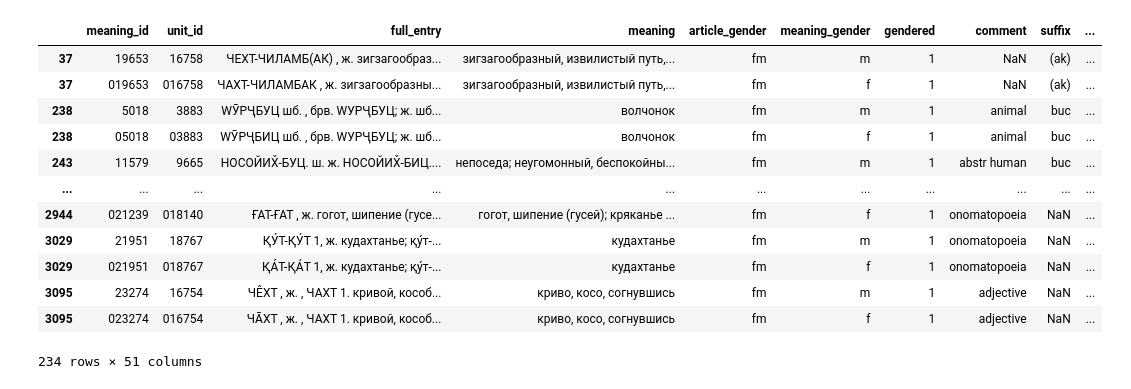
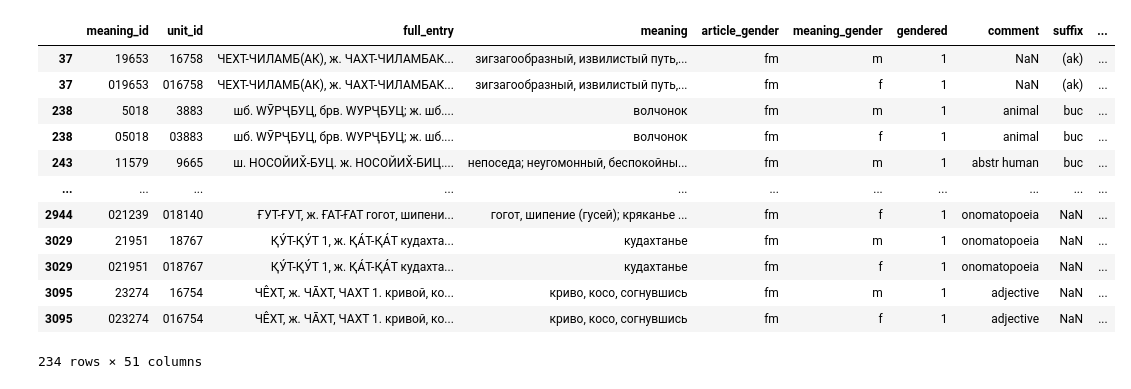
Before and after one commit to mashakrivolap/Coursework2024shughnigender, a Jupyter notebook: Data Formatting.ipynb, the cells around one changed output. Saved outputs shown, nothing was run; the diff lists cells and outputs as text; code cells hidden in the pictures.

```diff
--- a/Data Formatting.ipynb
+++ b/Data Formatting.ipynb
@@ -1,2 +1,19 @@
 # %%
 import pandas as pd
+# %%
+forms_df = pd.read_csv('res_subset_forms.csv')
+
+
+def drop_ak_suffix(df):
+    to_drop = []
+    for unit_id, group in df.groupby('unit_id'):
+        forms = group['form'].tolist()
+        for form in forms:
+            if form.endswith('ak') and form[:-2] in forms:
+                to_drop.append(group[group['form'] == form].index[0])
+    df = df.drop(index=to_drop)
+    return df
+
+
+forms_df = drop_ak_suffix(forms_df)
+forms_df
@@ -3,19 +34,12 @@ import pandas as pd
 # %%
-forms_df = pd.read_csv('res_subset_forms.csv')
+#forms_df.sort_values("form", axis=0, inplace=True)
 
 grouped_forms = forms_df.groupby('unit_id').agg(
     forms_id=('forms_id', 'first'),
     gloss_id=('gloss_id', 'first'),
     gloss=('gloss', 'first'),
     form=('form', 'first'),
-    source=('source', 'first'),
-    all_forms=('form', lambda x: ' '.join(x))
+    all_forms=('form', lambda x: ' '.join(x)),
+    source=('source', 'first')
 ).reset_index()
-
-sem_df = pd.read_csv("res_subset_sem.csv")
-
-data = pd.merge(
-    sem_df,
-    grouped_forms.drop_duplicates(subset="unit_id", keep="first"),
-    on="unit_id", how="left"
-)
+grouped_forms
@@ -42,53 +103,55 @@ def process_entry(row):
                     female_form = words[i + 1].strip(',') if i + 1 < len(words) else ''
 
         new_row_male = row.copy()
-        new_row_male['full_entry'] = full_entry.replace(f'{male_form}', '').replace(f'{female_form}', '').strip()
-        new_row_male['full_entry'] = f"{male_form} " + new_row_male['full_entry']
+        #new_row_male['full_entry'] = full_entry.replace(f'{male_form}', '').replace(f'{female_form}', '').strip()
+        #new_row_male['full_entry'] = f"{male_form} " + new_row_male['full_entry']
+        new_row_male['full_entry'] = row['full_entry']
         new_row_male['meaning_gender'] = 'm'
         new_row_male['meaning_id'] = f"{row['meaning_id']}"
         new_row_male['unit_id'] = f"{row['unit_id']}"
         new_row_male['form'] = row['form']
         entries.append(new_row_male)
 
         if female_form:
             new_row_female = row.copy()
-            new_row_female['full_entry'] = full_entry.replace(f'{female_form}', '').replace(f'{male_form}', '').strip()
-            new_row_female['full_entry'] = f"{female_form} " + new_row_female['full_entry']
+            #new_row_female['full_entry'] = full_entry.replace(f'{female_form}', '').replace(f'{male_form}', '').strip()
+            #new_row_female['full_entry'] = f"{female_form} " + new_row_female['full_entry']
+            new_row_female['full_entry'] = row['full_entry']
             new_row_female['meaning_gender'] = 'f'
             new_row_female['meaning_id'] = f"0{row['meaning_id']}"
             new_row_female['unit_id'] = f"0{row['unit_id']}"
 
             all_forms_list = row['all_forms'].split()
             if len(all_forms_list) > 1:
                 new_row_female['form'] = all_forms_list[1]
             else:
                 new_row_female['form'] = row['form']
 
             entries.append(new_row_female)
 
     if not entries:
         entries.append(row)
 
     return entries
 
 result_entries = []
 for index, row in data.iterrows():
     result_entries.extend(process_entry(row))
 result_df = pd.DataFrame(result_entries)
 
 result_df[result_df['gendered'] == 1]
 # %% [output]
 |  | meaning_id | unit_id | full_entry | meaning | article_gender | meaning_gender | gendered | comment | suffix | ... |
-| 37 | 19653 | 16758 | ЧЕХТ-ЧИЛАМБ(АК) , ж. зигзагообраз... | зигзагообразный, извилистый путь,... | fm | m | 1 | NaN | (ak) | ... |
-| 37 | 019653 | 016758 | ЧАХТ-ЧИЛАМБАК , ж. зигзагообразны... | зигзагообразный, извилистый путь,... | fm | f | 1 | NaN | (ak) | ... |
-| 238 | 5018 | 3883 | WӮРҶБУЦ шб. , брв. WУРҶБУЦ; ж. шб... | волчонок | fm | m | 1 | animal | buc | ... |
-| 238 | 05018 | 03883 | WӮРҶБИЦ шб. , брв. WУРҶБУЦ; ж. шб... | волчонок | fm | f | 1 | animal | buc | ... |
-| 243 | 11579 | 9665 | НОСОЙИХ̌-БУЦ. ш. ж. НОСОЙИХ̌-БИЦ.... | непоседа; неугомонный, беспокойны... | fm | m | 1 | abstr human | buc | ... |
+| 37 | 19653 | 16758 | ЧЕХТ-ЧИЛАМБ(АК), ж. ЧАХТ-ЧИЛАМБАК... | зигзагообразный, извилистый путь,... | fm | m | 1 | NaN | (ak) | ... |
+| 37 | 019653 | 016758 | ЧЕХТ-ЧИЛАМБ(АК), ж. ЧАХТ-ЧИЛАМБАК... | зигзагообразный, извилистый путь,... | fm | f | 1 | NaN | (ak) | ... |
+| 238 | 5018 | 3883 | шб. WӮРҶБУЦ, брв. WУРҶБУЦ; ж. шб.... | волчонок | fm | m | 1 | animal | buc | ... |
+| 238 | 05018 | 03883 | шб. WӮРҶБУЦ, брв. WУРҶБУЦ; ж. шб.... | волчонок | fm | f | 1 | animal | buc | ... |
+| 243 | 11579 | 9665 | ш. НОСОЙИХ̌-БУЦ. ж. НОСОЙИХ̌-БИЦ.... | непоседа; неугомонный, беспокойны... | fm | m | 1 | abstr human | buc | ... |
 | ... | ... | ... | ... | ... | ... | ... | ... | ... | ... | ... |
-| 2944 | 021239 | 018140 | ҒАТ-ҒАТ , ж. гогот, шипение (гусе... | гогот, шипение (гусей); кряканье ... | fm | f | 1 | onomatopoeia | NaN | ... |
-| 3029 | 21951 | 18767 | ҚУ́Т-ҚУ́Т 1, ж. кудахтанье; қу́т-... | кудахтанье | fm | m | 1 | onomatopoeia | NaN | ... |
-| 3029 | 021951 | 018767 | ҚА́Т-ҚА́Т 1, ж. кудахтанье; қу́т-... | кудахтанье | fm | f | 1 | onomatopoeia | NaN | ... |
-| 3095 | 23274 | 16754 | ЧÊХТ , ж. , ЧАХТ 1. кривой, кособ... | криво, косо, согнувшись | fm | m | 1 | adjective | NaN | ... |
-| 3095 | 023274 | 016754 | ЧĀХТ , ж. , ЧАХТ 1. кривой, кособ... | криво, косо, согнувшись | fm | f | 1 | adjective | NaN | ... |
+| 2944 | 021239 | 018140 | ҒУТ-ҒУТ, ж. ҒАТ-ҒАТ гогот, шипени... | гогот, шипение (гусей); кряканье ... | fm | f | 1 | onomatopoeia | NaN | ... |
+| 3029 | 21951 | 18767 | ҚУ́Т-ҚУ́Т 1, ж. ҚА́Т-ҚА́Т кудахта... | кудахтанье | fm | m | 1 | onomatopoeia | NaN | ... |
+| 3029 | 021951 | 018767 | ҚУ́Т-ҚУ́Т 1, ж. ҚА́Т-ҚА́Т кудахта... | кудахтанье | fm | f | 1 | onomatopoeia | NaN | ... |
+| 3095 | 23274 | 16754 | ЧÊХТ, ж. ЧĀХТ, ЧАХТ 1. кривой, ко... | криво, косо, согнувшись | fm | m | 1 | adjective | NaN | ... |
+| 3095 | 023274 | 016754 | ЧÊХТ, ж. ЧĀХТ, ЧАХТ 1. кривой, ко... | криво, косо, согнувшись | fm | f | 1 | adjective | NaN | ... |
 234 rows × 51 columns
 # %%
```
Also changed, not shown: parts of 4 cells of this notebook, 1 other file.
